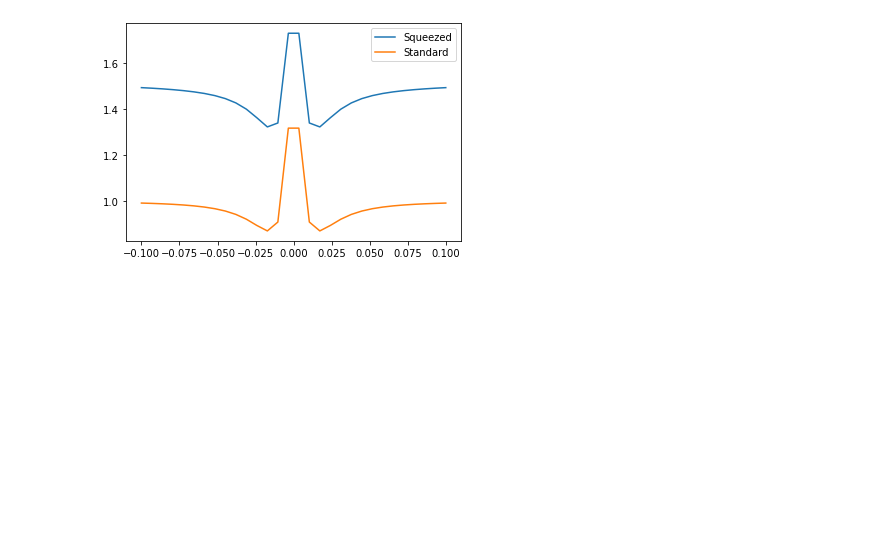
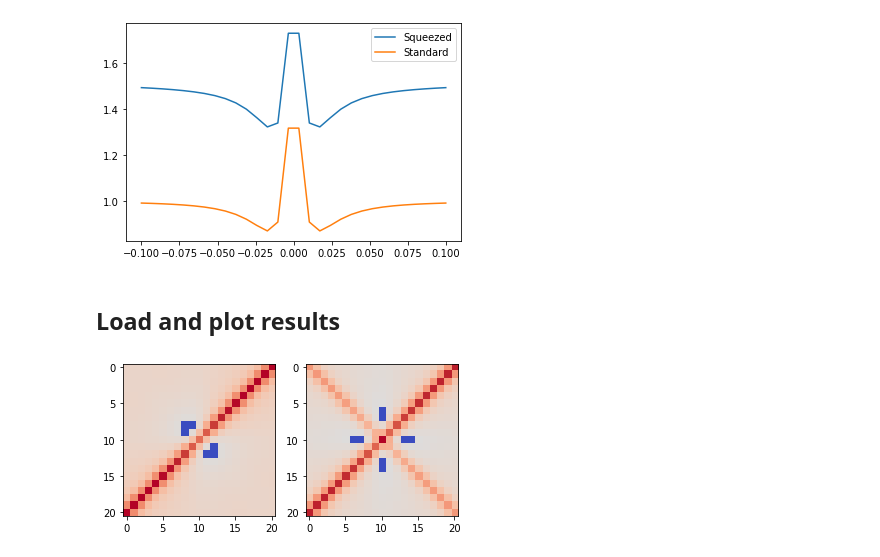
Before and after one commit to CarlosSMWolff/Squeezed-Lasing-Qutip, a Jupyter notebook: TPS-Calculations.ipynb, the cells around one changed output. Saved outputs shown, nothing was run; the diff lists cells and outputs as text; code cells hidden in the pictures; blank space fills up the shorter version.

```diff
--- a/TPS-Calculations.ipynb
+++ b/TPS-Calculations.ipynb
@@ -101,3 +103,20 @@ plt.legend()
 plt.show()
 # %% [output]
 [figure]
+# %% [markdown]
+## Load and plot results
+# %%
+g2w1w1r0 = np.load("g2_w1w2_2D-r-0.0-nw-21.npy")
+g2w1w1r04 = np.load("g2_w1w2_2D-r-0.4-nw-21.npy")
+# %%
+orig_cmap=orig_cmap = matplotlib.cm.coolwarm
+shifted_cmap = shiftedColorMap(orig_cmap, midpoint=0., name='shifted')
+
+fig, ax = plt.subplots(nrows=1,ncols=2)
+
+ax[0].imshow(np.flip(g2w1w1r0,1), interpolation="none", cmap=shifted_cmap)
+ax[1].imshow(np.flip(g2w1w1r04,1), interpolation="none", cmap=shifted_cmap)
+
+plt.show()
+# %% [output]
+[figure, added]
```
Also changed, not shown: parts of 6 cells of this notebook, 6 other files.
